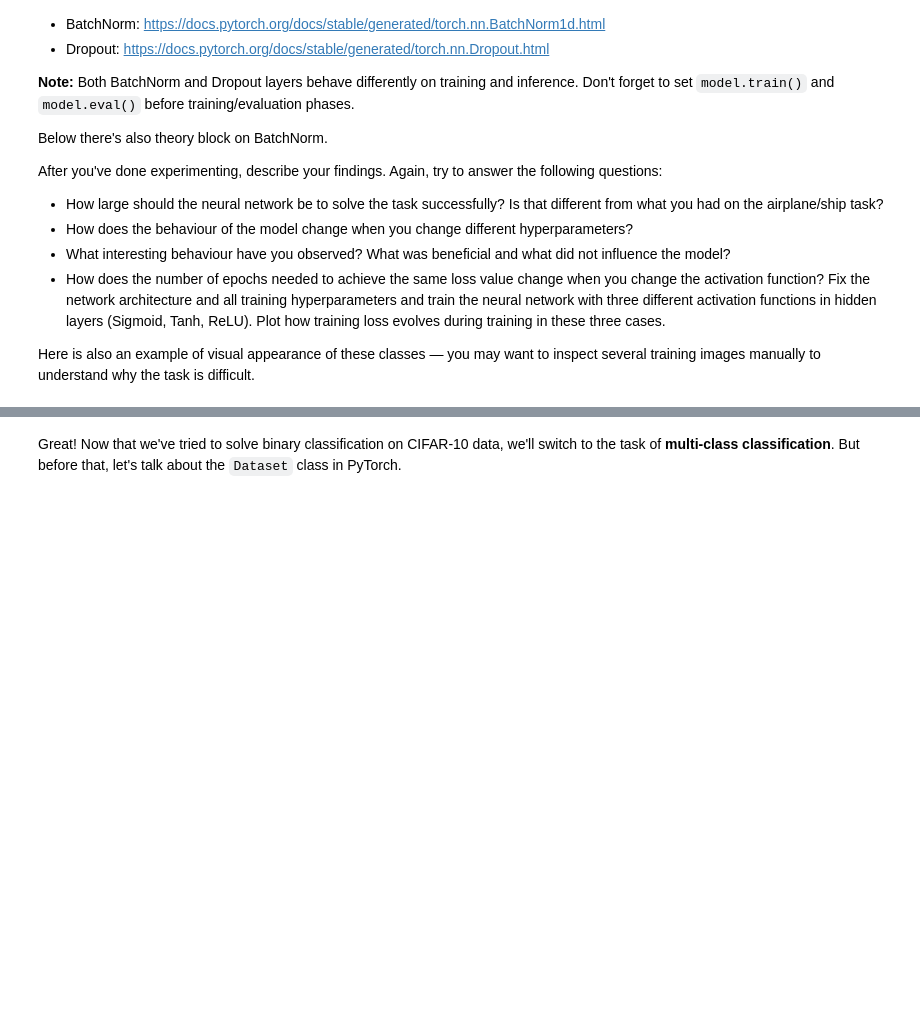
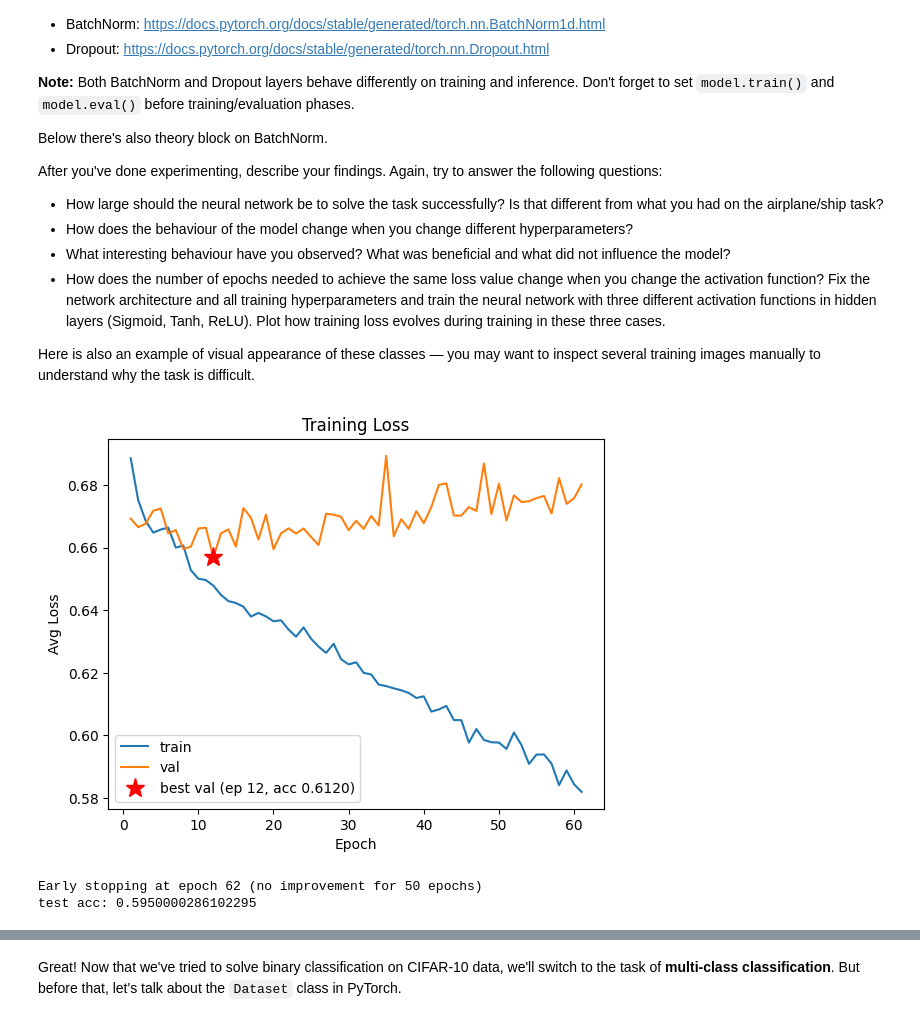
Before and after one commit to armantsaturian/nebius-ai-engineering, a Jupyter notebook: llm-architectures/hw2/homework_CIFAR10.ipynb, the cells around one changed output, grey strips where cells are left out. Cells and saved outputs as stored; diff of their text form; code cells hidden in the pictures; blank space fills up the shorter version.

```diff
--- a/llm-architectures/hw2/homework_CIFAR10.ipynb
+++ b/llm-architectures/hw2/homework_CIFAR10.ipynb
@@ -701,0 +729,31 @@ Here is also an example of visual appearance of these classes — you may want t
+# %%
+# cat/dog dataloaders
+train_dataset_cd = torch.utils.data.TensorDataset(
+    torch.tensor(X_tr_cd / 255.0, dtype=torch.float32),
+    torch.tensor(y_tr_cd, dtype=torch.float32)
+)
+train_loader_cd = torch.utils.data.DataLoader(train_dataset_cd, batch_size=64, shuffle=True)
+
+val_dataset_cd = torch.utils.data.TensorDataset(
+    torch.tensor(X_val_cd / 255.0, dtype=torch.float32),
+    torch.tensor(y_val_cd, dtype=torch.float32)
+)
+val_loader_cd = torch.utils.data.DataLoader(val_dataset_cd, batch_size=64, shuffle=False)
+
+test_dataset_cd = torch.utils.data.TensorDataset(
+    torch.tensor(X_test_cat_dog / 255.0, dtype=torch.float32),
+    torch.tensor(y_test_cat_dog, dtype=torch.float32)
+)
+test_loader_cd = torch.utils.data.DataLoader(test_dataset_cd, batch_size=64, shuffle=False)
+# %%
+# 1 hidden 64 neurons
+net_cat_dog = FlexNet([64])
+criterion = nn.BCEWithLogitsLoss()
+optimizer = torch.optim.Adam(net_cat_dog.parameters())
+net_cat_dog = train(net_cat_dog, train_loader_cd, criterion, optimizer, 100, val_loader=val_loader_cd, patience=50)
+test_loss, test_acc = evaluate(net_cat_dog, test_loader_cd, criterion)
+print("test acc:", test_acc.item())
+# %% [output]
+[figure, added]
+Early stopping at epoch 62 (no improvement for 50 epochs)
+test acc: 0.5950000286102295
```
Also changed, not shown: parts of 12 cells of this notebook.
